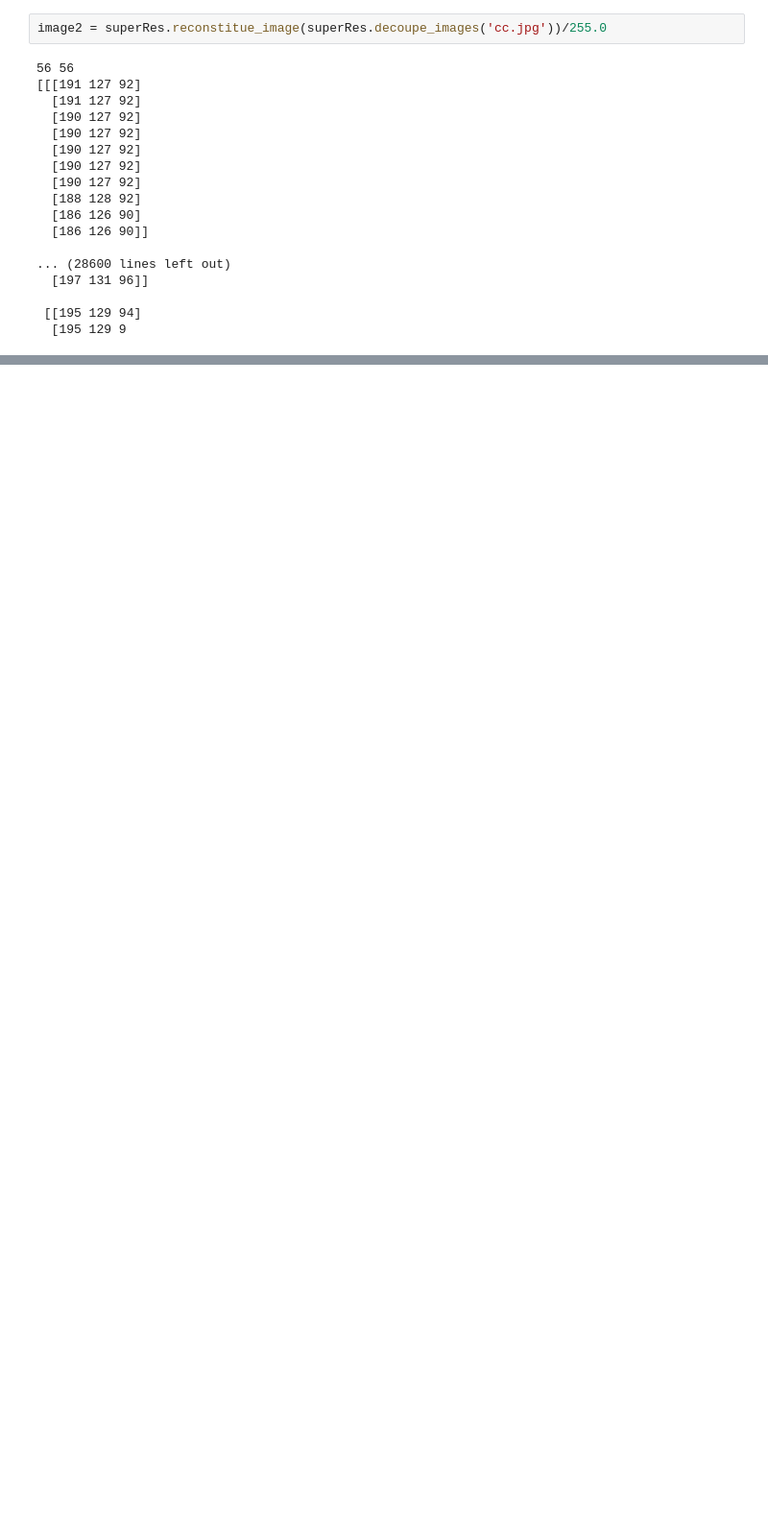
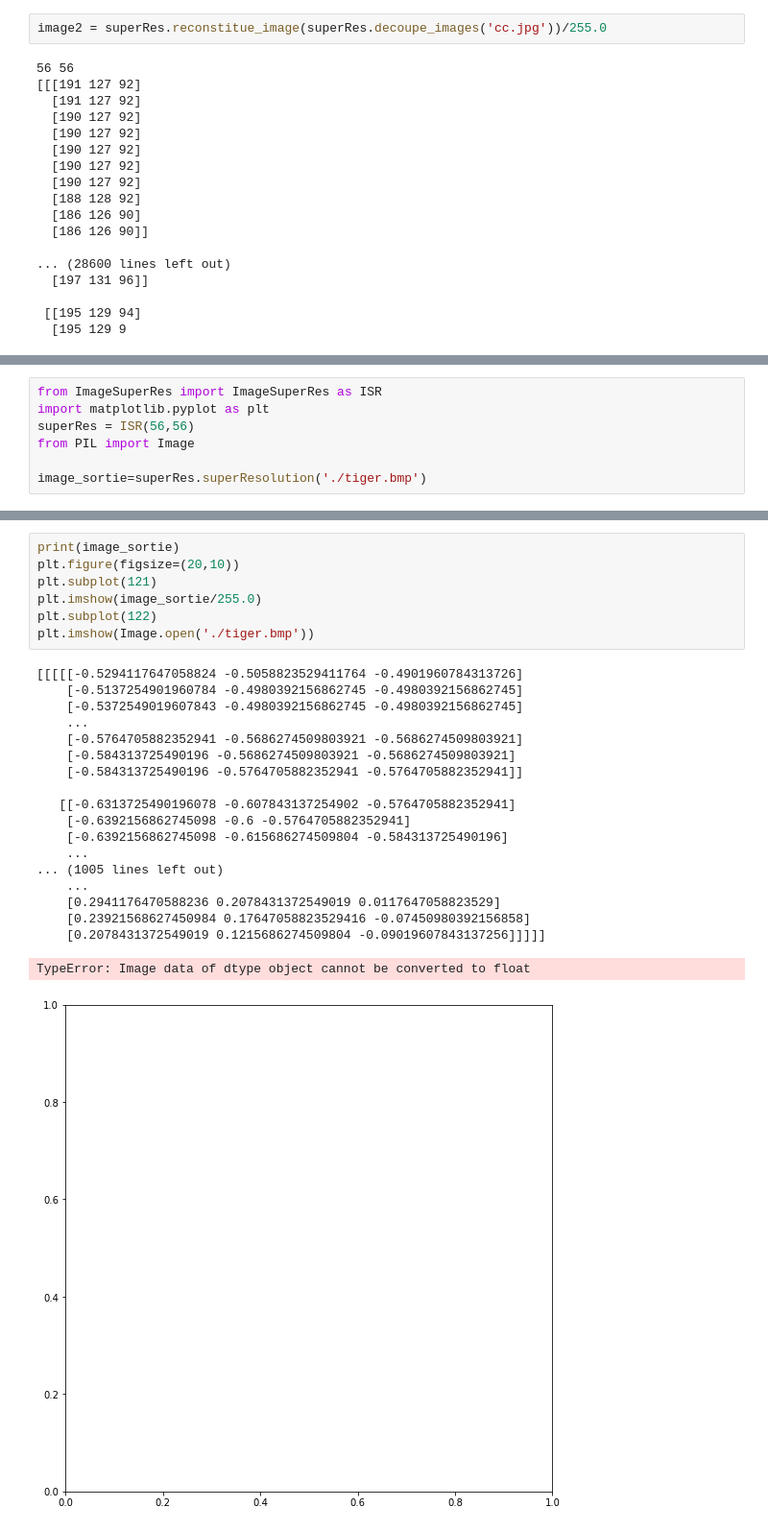
Before and after one commit to n0aaz/Super-Res-IA_GAN, a Jupyter notebook: Essai_Srgan.ipynb, the cells around one changed output, grey strips where cells are left out. Shown at 96% size. Saved outputs shown, nothing was run; the diff lists cells and outputs as text; blank space fills up the shorter version.

```diff
--- a/Essai_Srgan.ipynb
+++ b/Essai_Srgan.ipynb
@@ -103,0 +103,7 @@ image2 = superRes.reconstitue_image(superRes.decoupe_images('cc.jpg'))/255.0
+# %%
+from ImageSuperRes import ImageSuperRes as ISR
+import matplotlib.pyplot as plt
+superRes = ISR(56,56)
+from PIL import Image
+
+image_sortie=superRes.superResolution('./tiger.bmp')
@@ -103,0 +117,27 @@ image2 = superRes.reconstitue_image(superRes.decoupe_images('cc.jpg'))/255.0
+# %%
+print(image_sortie)
+plt.figure(figsize=(20,10))
+plt.subplot(121)
+plt.imshow(image_sortie/255.0)
+plt.subplot(122)
+plt.imshow(Image.open('./tiger.bmp'))
+# %% [output]
+[[[[[-0.5294117647058824 -0.5058823529411764 -0.4901960784313726]
+    [-0.5137254901960784 -0.4980392156862745 -0.4980392156862745]
+    [-0.5372549019607843 -0.4980392156862745 -0.4980392156862745]
+    ...
+    [-0.5764705882352941 -0.5686274509803921 -0.5686274509803921]
+    [-0.584313725490196 -0.5686274509803921 -0.5686274509803921]
+    [-0.584313725490196 -0.5764705882352941 -0.5764705882352941]]
+
+   [[-0.6313725490196078 -0.607843137254902 -0.5764705882352941]
+    [-0.6392156862745098 -0.6 -0.5764705882352941]
+    [-0.6392156862745098 -0.615686274509804 -0.584313725490196]
+    ...
+... (1005 lines left out)
+    ...
+    [0.2941176470588236 0.2078431372549019 0.0117647058823529]
+    [0.23921568627450984 0.17647058823529416 -0.07450980392156858]
+    [0.2078431372549019 0.1215686274509804 -0.09019607843137256]]]]]
+TypeError: Image data of dtype object cannot be converted to float
+[figure, added]
```
Also changed, not shown: parts of 10 cells of this notebook.
